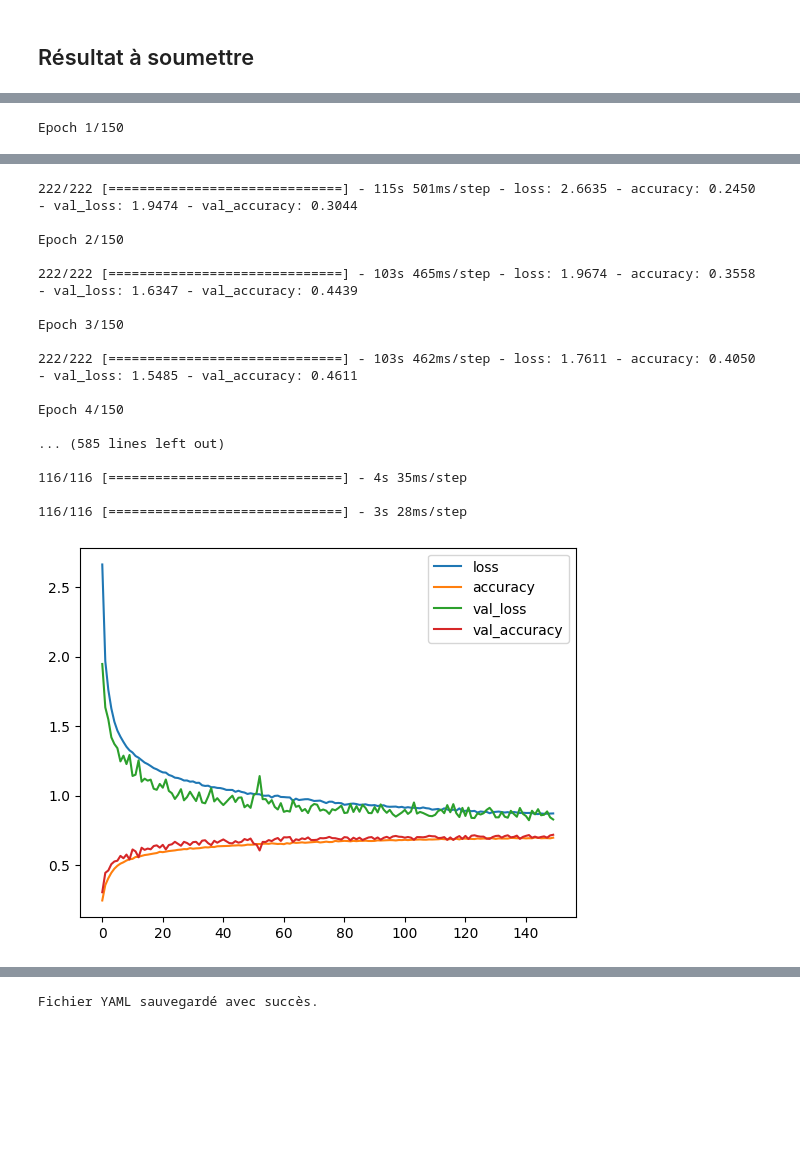
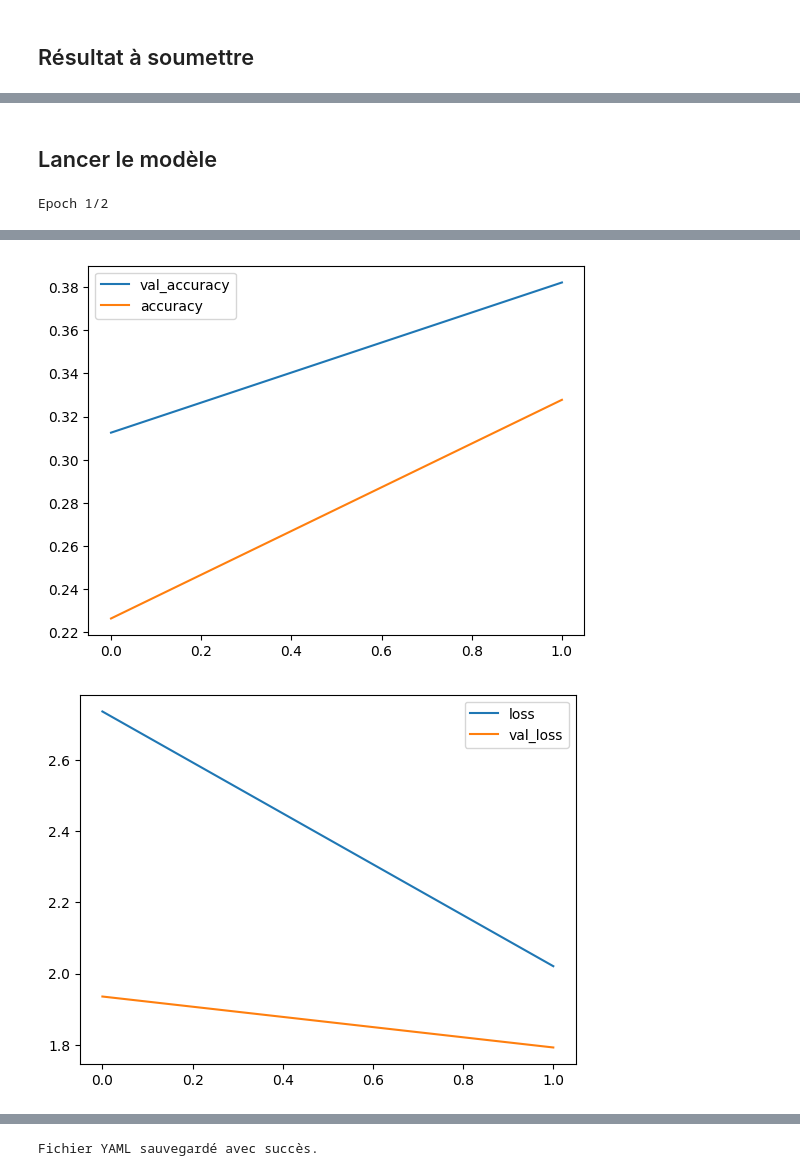
Before and after one commit to Bast-94/IREN-BOATS, a Jupyter notebook: nb-v70.ipynb, the cells around one changed output, grey strips where cells are left out. Drawn from its saved outputs; the diff is of its cells as text; code cells hidden in the pictures; blank space fills up the shorter version.

```diff
--- a/nb-v70.ipynb
+++ b/nb-v70.ipynb
@@ -27,3 +32,8 @@ def read_yaml(chemin_fichier):
     return contenu
 # %%
 config = {}
+# %%
+config['output_file'] = 'submission.csv' if config.get('output_file') == None else config.get('output_file')
+config['BATCH_SIZE'] = 128 if config.get('BATCH_SIZE') == None else config.get('BATCH_SIZE')
+config['model_file'] = 'best_model.h5'
+config['epochs'] = 200 if config.get('epochs') == None else config.get('epochs')
@@ -29,0 +42,2 @@ config = {}
+# %%
+directory_path = "/kaggle/input/navires-2023-la-mano/ships16x24/ships_16x24_10cat/data/"
@@ -86,10 +126,10 @@ from tensorflow.keras.models import load_model
 def build_model(input_shape=(16, 24, 3), num_classes=10) -> Model:
     model = Sequential([
 
-        Conv2D(32, 5, padding='same', input_shape=input_shape,activation='relu'),
+        Conv2D(64, 5, padding='same', input_shape=input_shape,activation='relu'),
         LeakyReLU(alpha=0.1),
         BatchNormalization(),
-        Dropout(0.25),
+        Dropout(0.45),
         #MaxPooling2D(pool_size=(2, 2)),
 
         Conv2D(128, (3, 3), padding='same',activation='relu'),
@@ -125,11 +183,20 @@ model.summary()
+# %% [markdown]
+## Lancer le modèle
+# %%
+def plot_history(history):
+    history_df = pd.DataFrame(history.history)
+    history_df[['val_accuracy', 'accuracy']].plot()
+    plt.show()
+    history_df[['loss','val_loss']].plot()
+    plt.show()
 # %%
-MODEL_FILE_NAME = 'model.h5'
+BEST_MODEL_FILE_NAME = 'model.h5'
 def train_and_test(model=None,**kwargs):
     callbacks = []
     epochs = kwargs['epochs']
-    #callbacks.append(CheckValidationLossCallback(patience=3))
+    callbacks.append(MyCustomCallback(**kwargs))
     callbacks.append(tf.keras.callbacks.ReduceLROnPlateau(monitor="val_loss",factor=0.8))
-    callbacks.append(tf.keras.callbacks.ModelCheckpoint(MODEL_FILE_NAME))
+    callbacks.append(tf.keras.callbacks.ModelCheckpoint(BEST_MODEL_FILE_NAME))
     if model is None:
         model = build_model()
     history = model.fit(ds_train,epochs=epochs,validation_data=ds_val,callbacks=callbacks)
@@ -138,12 +205,8 @@ def train_and_test(model=None,**kwargs):
     save_history(model,history)
     return history
 
-history = train_and_test(**config)
-model = load_model(MODEL_FILE_NAME)
-test_phase(model)
-save_model(model)
-
-pd.DataFrame(history.history).plot()
-plt.show()
+history = train_and_test(model,**config)
+model = load_model(BEST_MODEL_FILE_NAME)
+plot_history(history)
 # %% [output]
-Epoch 1/150
+Epoch 1/2
@@ -151,21 +221,5 @@ Epoch 1/150
-222/222 [==============================] - 115s 501ms/step - loss: 2.6635 - accuracy: 0.2450 - val_loss: 1.9474 - val_accuracy: 0.3044
-
-Epoch 2/150
-
-222/222 [==============================] - 103s 465ms/step - loss: 1.9674 - accuracy: 0.3558 - val_loss: 1.6347 - val_accuracy: 0.4439
-
-Epoch 3/150
-
-222/222 [==============================] - 103s 462ms/step - loss: 1.7611 - accuracy: 0.4050 - val_loss: 1.5485 - val_accuracy: 0.4611
-
-Epoch 4/150
-
-... (585 lines left out)
-
-116/116 [==============================] - 4s 35ms/step
-
-116/116 [==============================] - 3s 28ms/step
-[figure, old version]
+[figure, new version]
+[figure, added]
 # %%
 test_phase(model)
 FileLink(config['output_file'])
```
Also changed, not shown: parts of 14 cells of this notebook.
